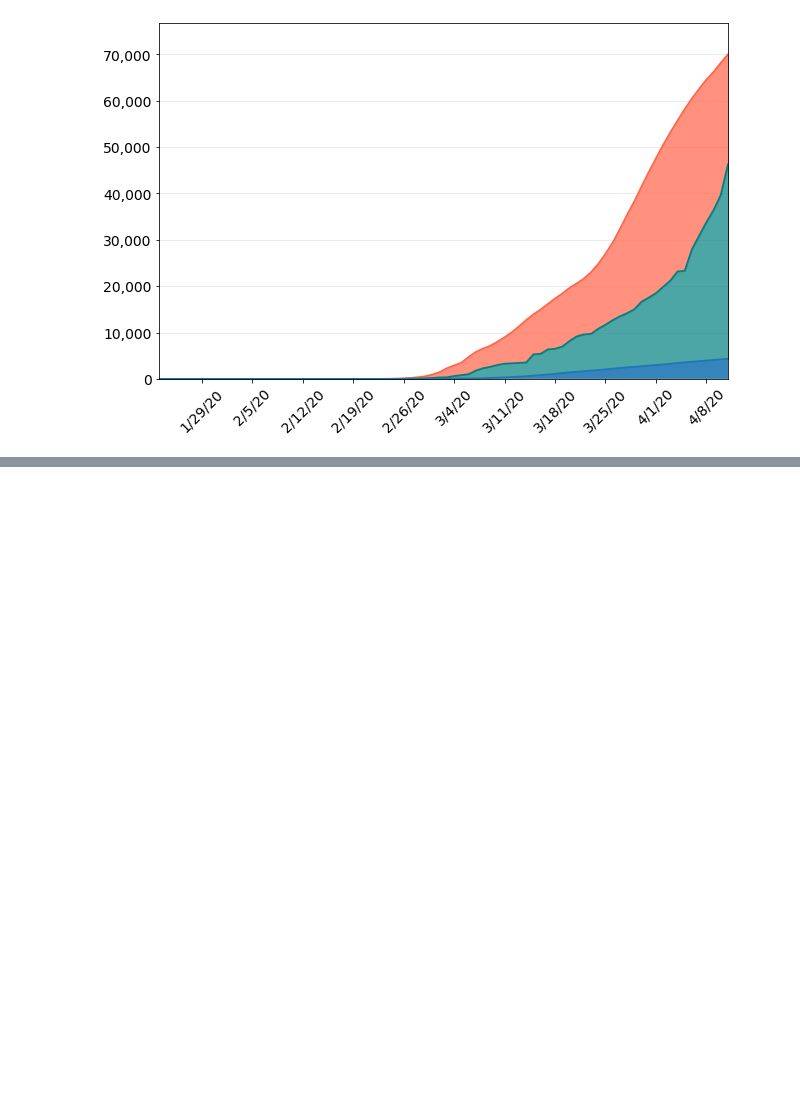
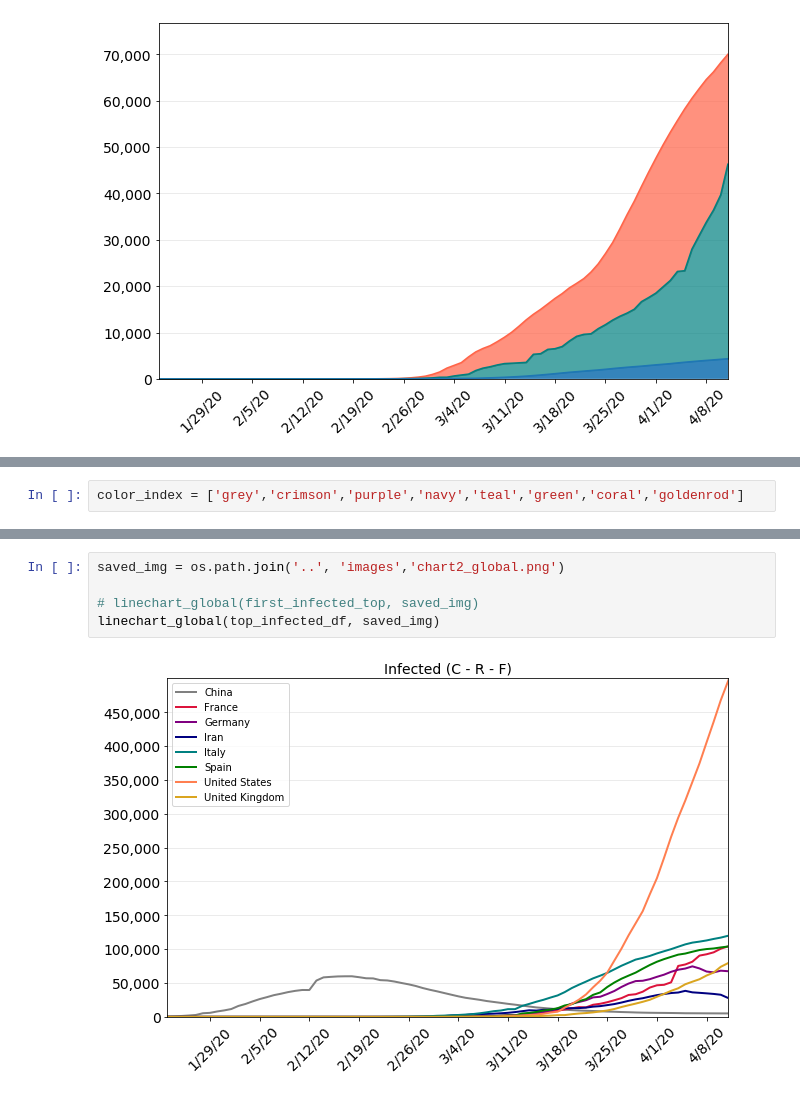
Before and after one commit to ellemonke/COVID-19, a Jupyter notebook: static/resources/charts1.ipynb, the cells around one changed output, grey strips where cells are left out. Cells and saved outputs as stored; diff of their text form; blank space fills up the shorter version.

```diff
--- a/static/resources/charts1.ipynb
+++ b/static/resources/charts1.ipynb
@@ -130,0 +81,2 @@ linechart_one('Global')
+# %%
+color_index = ['grey','crimson','purple','navy','teal','green','coral','goldenrod']
@@ -130,0 +127,7 @@ linechart_one('Global')
+# %%
+saved_img = os.path.join('..', 'images','chart2_global.png')
+
+# linechart_global(first_infected_top, saved_img)
+linechart_global(top_infected_df, saved_img)
+# %% [output]
+[figure, added]
```
Also changed, not shown: parts of 23 cells of this notebook, 19 other files.
